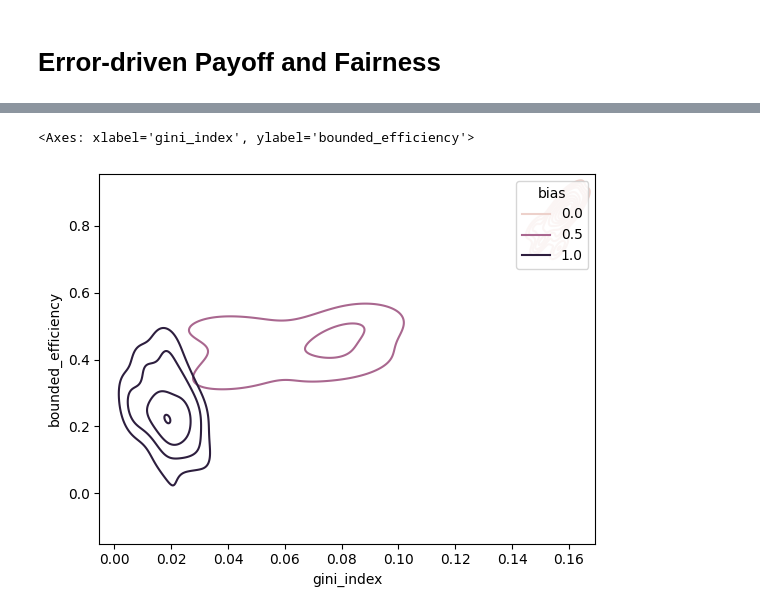
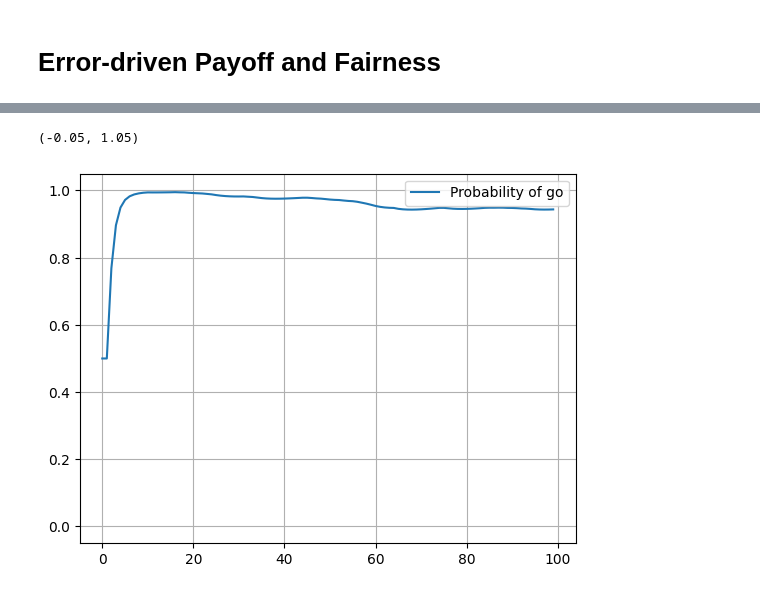
Before and after one commit to EAndrade-Lotero/Cognitive_Models_El_Farol_Bar_Problem, a Jupyter notebook: Notebooks/test_Payoff_and_Fairness.ipynb, the cells around one changed output, grey strips where cells are left out. Saved outputs shown, nothing was run; the diff lists cells and outputs as text; code cells hidden in the pictures.

```diff
--- a/Notebooks/test_Payoff_and_Fairness.ipynb
+++ b/Notebooks/test_Payoff_and_Fairness.ipynb
@@ -73,10 +17,51 @@ sns.violinplot(
-# %%
-sns.kdeplot(
-    x='gini_index', y='bounded_efficiency',
-    hue='bias',
-    data=df_measures,
-)
-# %% [output]
-<Axes: xlabel='gini_index', ylabel='bounded_efficiency'>
-[figure, removed]
+# %%
+fixed_parameters = {
+	"threshold":0.5,
+	"num_agents":6,
+}
+free_parameters = {
+	"learning_rate":0.2,
+	"bias":0.75,
+    "individual_threshold":0.5,
+	"inverse_temperature":16,
+}
+agent = FairnessM1(
+    free_parameters=free_parameters,
+    fixed_parameters=fixed_parameters,
+)
+agent.number = 0
+
+agent.debug = False
+
+probabilities = []
+powers = []
+rng = np.random.default_rng()
+num_rounds = 100
+p = 0.25
+
+actions = rng.choice([0, 1], size=num_rounds, p=[1 - p, p])
+
+for i, action in enumerate(actions):
+    obs_state = [action] + [1] * (fixed_parameters['num_agents'] - 1)
+    payoff = agent.payoff(action, obs_state)
+    power_ = agent._get_G(obs_state)
+    prob = agent.go_probability()
+    probabilities.append(prob)
+    powers.append(power_)
+    if agent.debug:
+        print("")
+        print("="*60)
+    agent.update(payoff, obs_state)
+
+ax = sns.lineplot(
+    x=range(len(probabilities)), y=probabilities, label="Probability of go"
+)
+# sns.lineplot(
+#     x=range(len(powers)), y=powers, ax=ax, label="Preference"
+# )
+ax.grid()
+ax.set_ylim(-0.05, 1.05)
+# %% [output]
+(-0.05, 1.05)
+[figure, added]
 # %%
```
Also changed, not shown: parts of 42 cells of this notebook, 11 other files.
